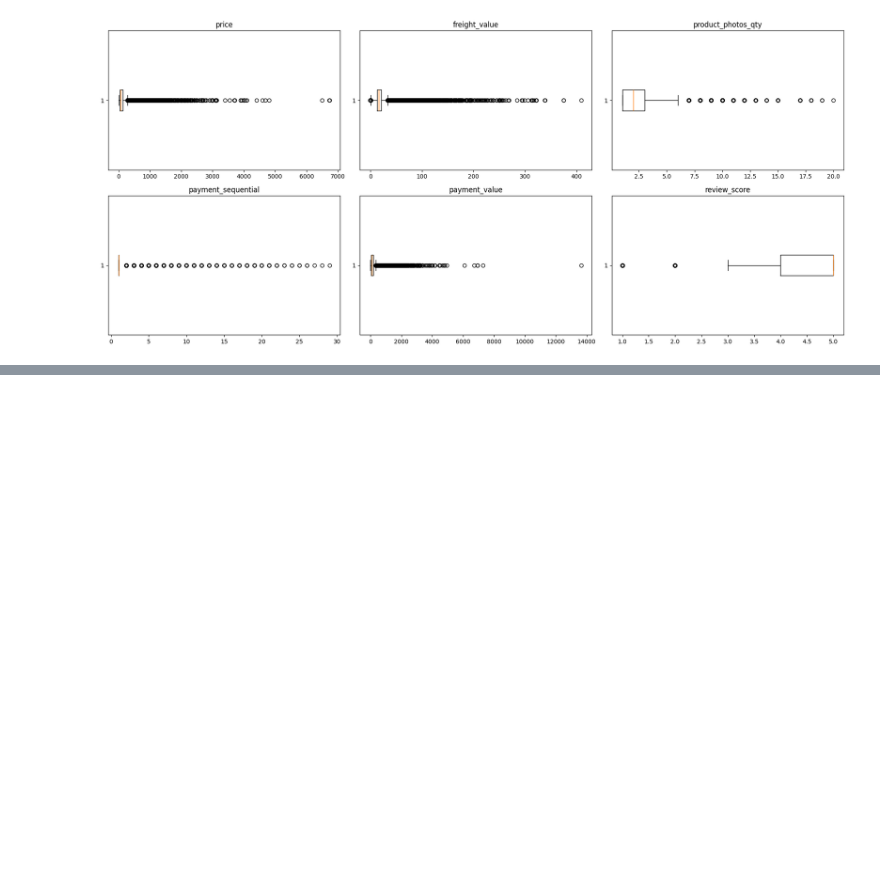
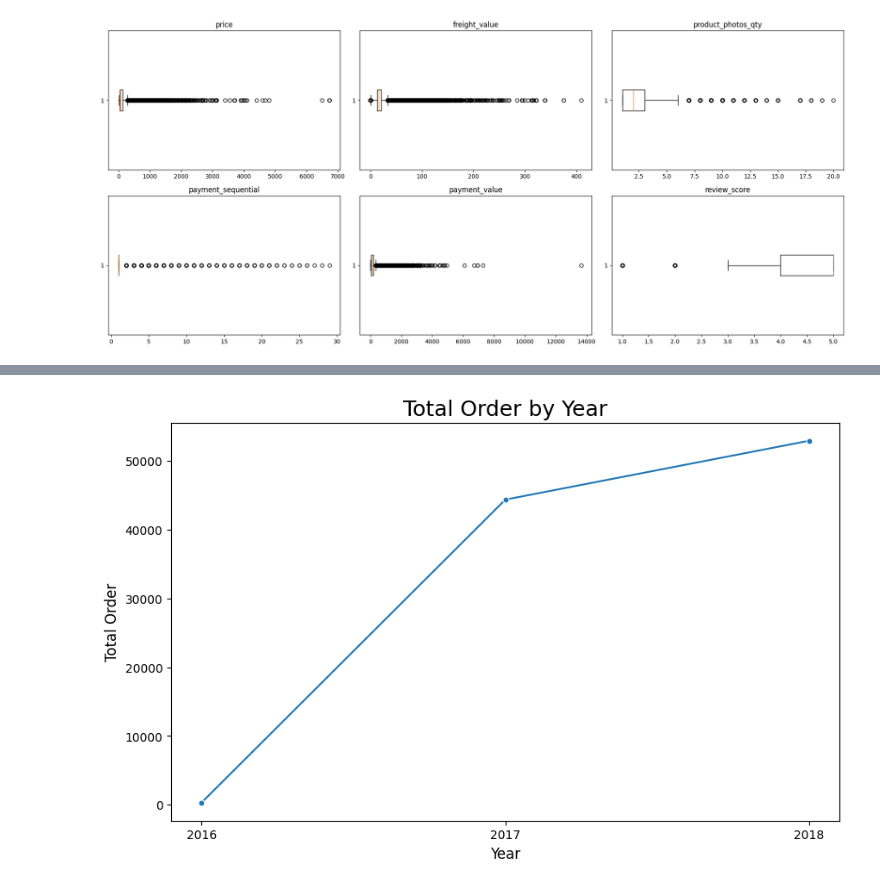
Before and after one commit to Hazard-Nico/EDA-Data-Wrangling-Project-Olist-Dataset, a Jupyter notebook: app.ipynb, the cells around one changed output, grey strips where cells are left out. Cells and saved outputs as stored; diff of their text form; code cells hidden in the pictures; blank space fills up the shorter version.

```diff
--- a/app.ipynb
+++ b/app.ipynb
@@ -503,0 +589,14 @@ plt.show()
+# %%
+# Group by order
+df_olist_clean["year_pure"] = df_olist_clean['order_purchase_timestamp'].dt.strftime('%Y')
+order_per_year = df_olist_clean.groupby(["year_pure"]).count()[['order_id']]
+
+fig, ax = plt.subplots(figsize=(10, 6))
+ax = sns.lineplot(data=order_per_year, marker='o', markersize=5, color='blue')
+ax.set_title('Total Order by Year', fontsize=18)
+ax.set_xlabel('Year', fontsize=12)
+ax.set_ylabel('Total Order', fontsize=12)
+ax.get_legend().remove()
+fig.show()
+# %% [output]
+[figure, added]
```
Also changed, not shown: parts of 15 cells of this notebook.
